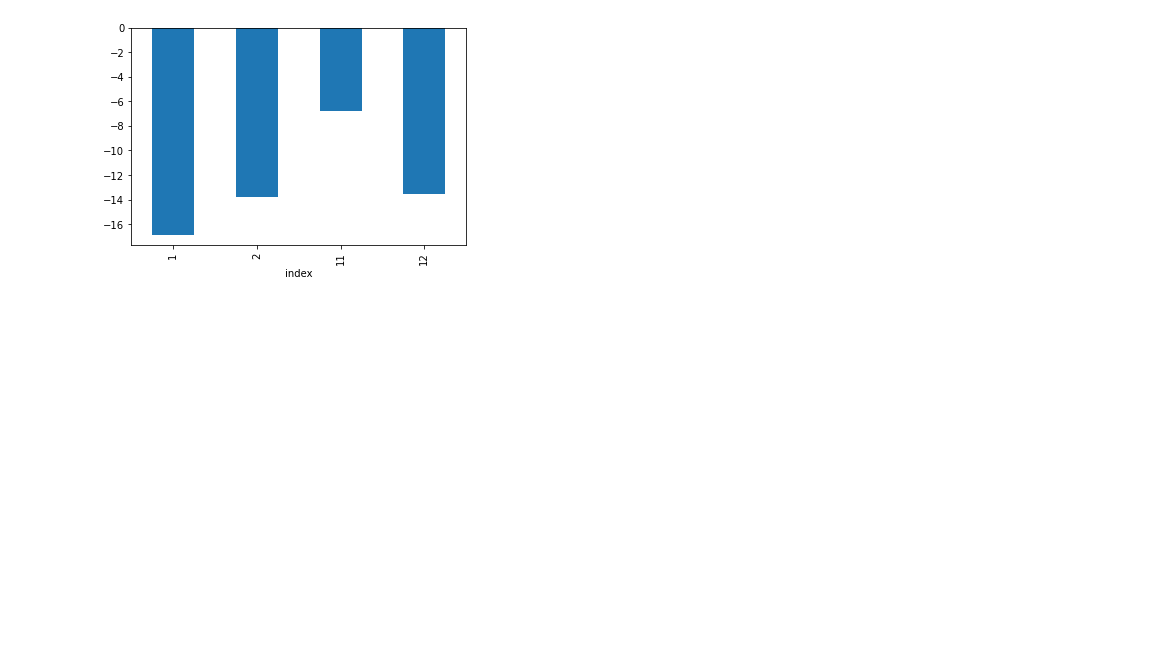
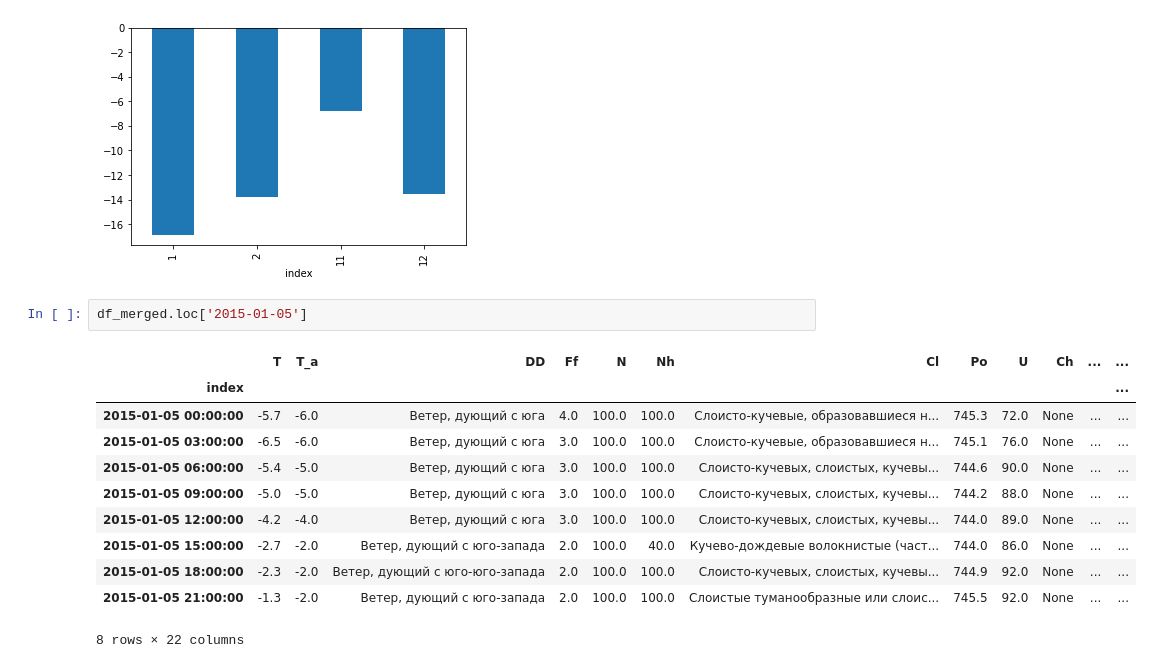
Before and after one commit to dimka11/coursework, a Jupyter notebook: NewData/Console_example.ipynb, the cells around one changed output. Saved outputs shown, nothing was run; the diff lists cells and outputs as text; blank space fills up the shorter version.

```diff
--- a/NewData/Console_example.ipynb
+++ b/NewData/Console_example.ipynb
@@ -61,3 +169,17 @@ wd.bar_chart(wd.mean_by())
 Средняя температура по месяцам:
 <AxesSubplot:xlabel='index'>
 [figure]
+# %%
+df_merged.loc['2015-01-05']
+# %% [output]
+|  | T | T_a | DD | Ff | N | Nh | Cl | Po | U | Ch | ... | ... |
+| index |  |  |  |  |  |  |  |  |  |  |  | ... |
+| 2015-01-05 00:00:00 | -5.7 | -6.0 | Ветер, дующий с юга | 4.0 | 100.0 | 100.0 | Слоисто-кучевые, образовавшиеся н... | 745.3 | 72.0 | None | ... | ... |
+| 2015-01-05 03:00:00 | -6.5 | -6.0 | Ветер, дующий с юга | 3.0 | 100.0 | 100.0 | Слоисто-кучевые, образовавшиеся н... | 745.1 | 76.0 | None | ... | ... |
+| 2015-01-05 06:00:00 | -5.4 | -5.0 | Ветер, дующий с юга | 3.0 | 100.0 | 100.0 | Слоисто-кучевых, слоистых, кучевы... | 744.6 | 90.0 | None | ... | ... |
+| 2015-01-05 09:00:00 | -5.0 | -5.0 | Ветер, дующий с юга | 3.0 | 100.0 | 100.0 | Слоисто-кучевых, слоистых, кучевы... | 744.2 | 88.0 | None | ... | ... |
+| 2015-01-05 12:00:00 | -4.2 | -4.0 | Ветер, дующий с юга | 3.0 | 100.0 | 100.0 | Слоисто-кучевых, слоистых, кучевы... | 744.0 | 89.0 | None | ... | ... |
+| 2015-01-05 15:00:00 | -2.7 | -2.0 | Ветер, дующий с юго-запада | 2.0 | 100.0 | 40.0 | Кучево-дождевые волокнистые (част... | 744.0 | 86.0 | None | ... | ... |
+| 2015-01-05 18:00:00 | -2.3 | -2.0 | Ветер, дующий с юго-юго-запада | 2.0 | 100.0 | 100.0 | Слоисто-кучевых, слоистых, кучевы... | 744.9 | 92.0 | None | ... | ... |
+| 2015-01-05 21:00:00 | -1.3 | -2.0 | Ветер, дующий с юго-запада | 2.0 | 100.0 | 100.0 | Слоистые туманообразные или слоис... | 745.5 | 92.0 | None | ... | ... |
+8 rows × 22 columns
```
Also changed, not shown: parts of 12 cells of this notebook, 6 other files.
